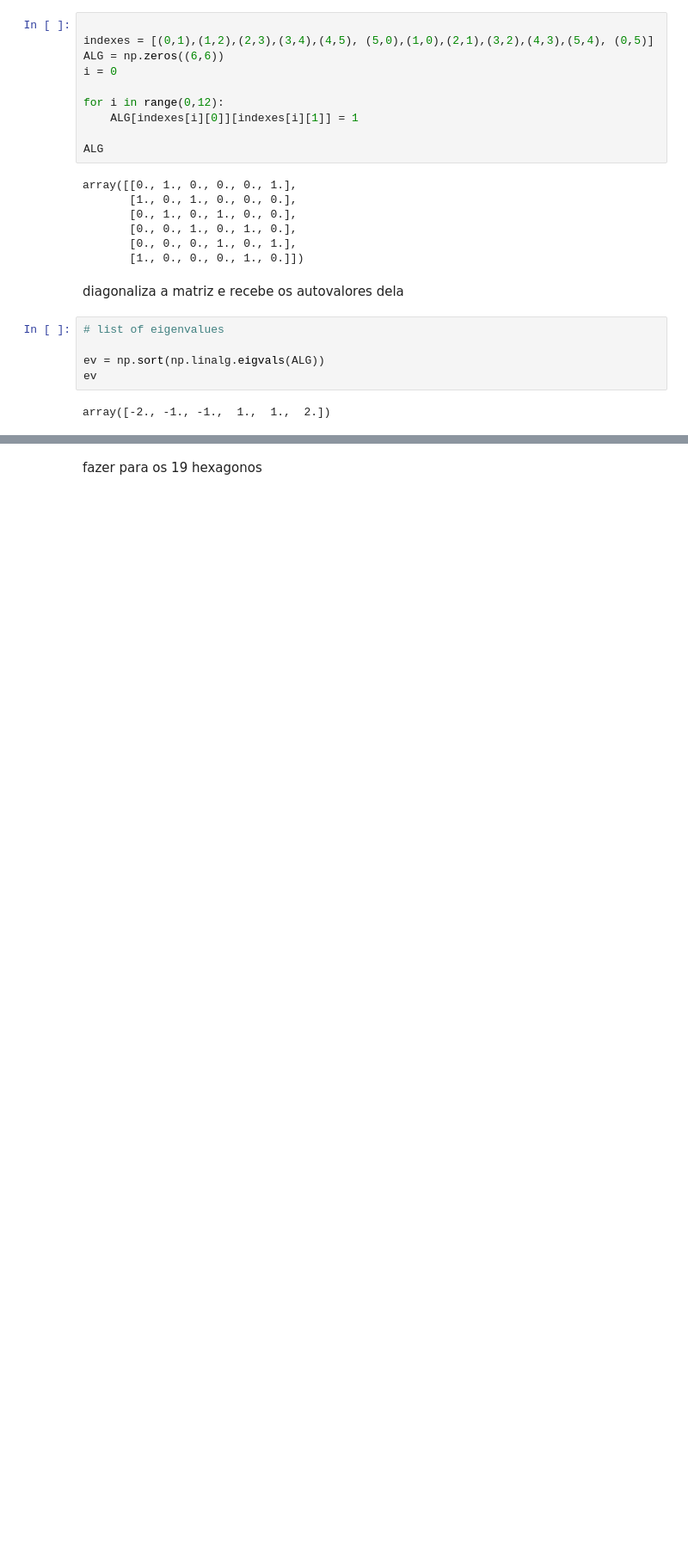
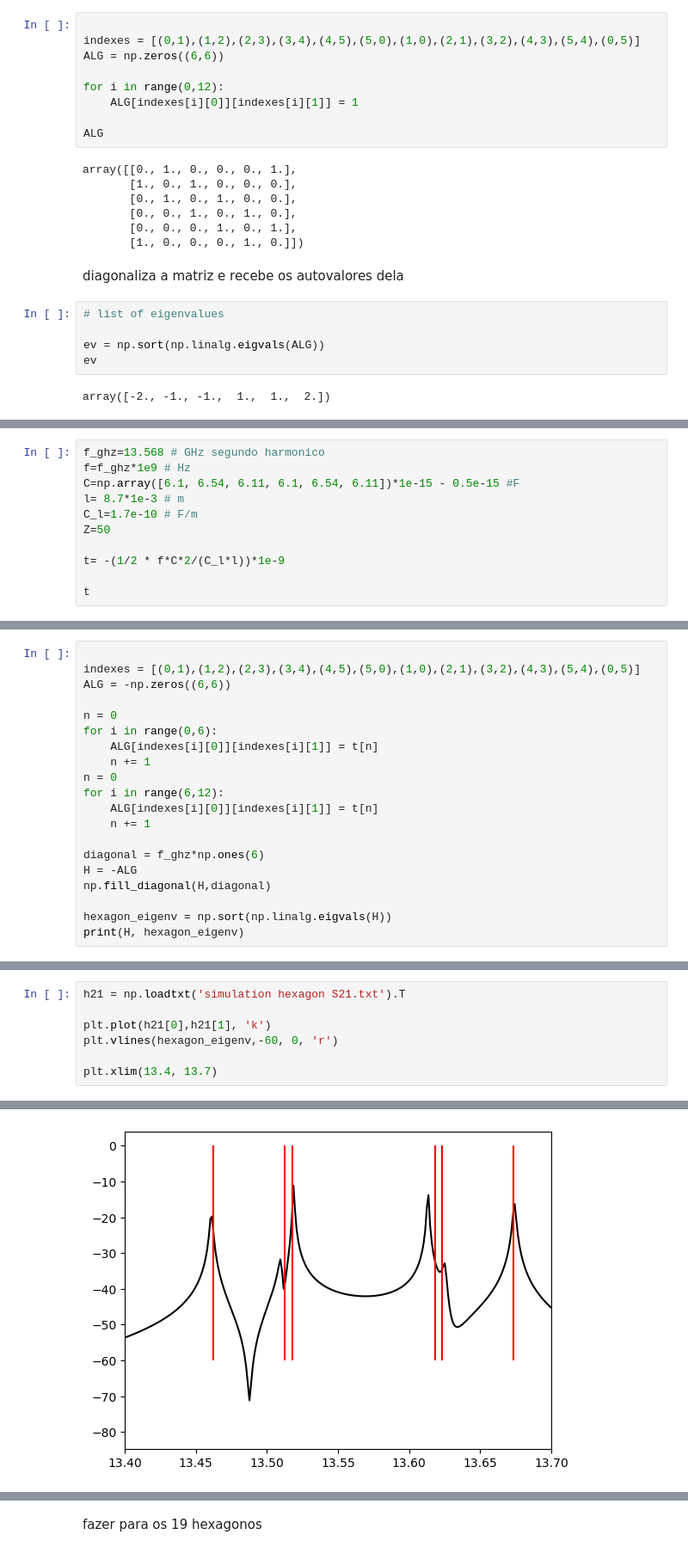
Before and after one commit to ScM-Edh/Projeto-Valentina, a Jupyter notebook: Rede grafeno/calculo rede hexagono.ipynb, the cells around one changed output, grey strips where cells are left out. Shown at 86% size. Saved outputs shown, nothing was run; the diff lists cells and outputs as text; blank space fills up the shorter version.

```diff
--- a/Rede grafeno/calculo rede hexagono.ipynb
+++ b/Rede grafeno/calculo rede hexagono.ipynb
@@ -38,8 +49,7 @@ fazer a matriz pentagono -> hexagono
 # %%
 
-indexes = [(0,1),(1,2),(2,3),(3,4),(4,5), (5,0),(1,0),(2,1),(3,2),(4,3),(5,4), (0,5)]
+indexes = [(0,1),(1,2),(2,3),(3,4),(4,5),(5,0),(1,0),(2,1),(3,2),(4,3),(5,4),(0,5)]
 ALG = np.zeros((6,6))
-i = 0
 
 for i in range(0,12):
     ALG[indexes[i][0]][indexes[i][1]] = 1
@@ -79,0 +92,11 @@ print(H, eigenv)
+# %%
+f_ghz=13.568 # GHz segundo harmonico
+f=f_ghz*1e9 # Hz
+C=np.array([6.1, 6.54, 6.11, 6.1, 6.54, 6.11])*1e-15 - 0.5e-15 #F
+l= 8.7*1e-3 # m
+C_l=1.7e-10 # F/m
+Z=50
+
+t= -(1/2 * f*C*2/(C_l*l))*1e-9
+
+t
@@ -79,0 +106,20 @@ print(H, eigenv)
+# %%
+
+indexes = [(0,1),(1,2),(2,3),(3,4),(4,5),(5,0),(1,0),(2,1),(3,2),(4,3),(5,4),(0,5)]
+ALG = -np.zeros((6,6))
+
+n = 0
+for i in range(0,6):
+    ALG[indexes[i][0]][indexes[i][1]] = t[n]
+    n += 1
+n = 0
+for i in range(6,12):
+    ALG[indexes[i][0]][indexes[i][1]] = t[n]
+    n += 1
+
+diagonal = f_ghz*np.ones(6)
+H = -ALG
+np.fill_diagonal(H,diagonal)
+
+hexagon_eigenv = np.sort(np.linalg.eigvals(H))
+print(H, hexagon_eigenv)
@@ -79,0 +135,8 @@ print(H, eigenv)
+# %%
+h21 = np.loadtxt('simulation hexagon S21.txt').T
+
+plt.plot(h21[0],h21[1], 'k')
+plt.vlines(hexagon_eigenv,-60, 0, 'r')
+
+plt.xlim(13.4, 13.7)
+# %% [output]
@@ -79,0 +144 @@ print(H, eigenv)
+[figure, added]
```
Also changed, not shown: parts of 16 cells of this notebook, 19 other files.
